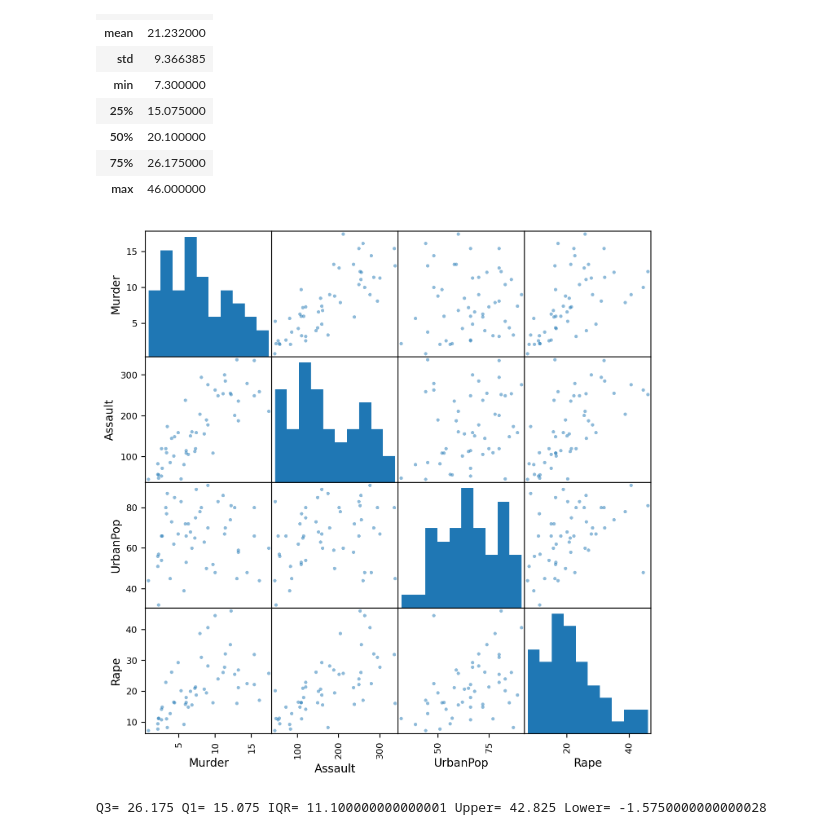
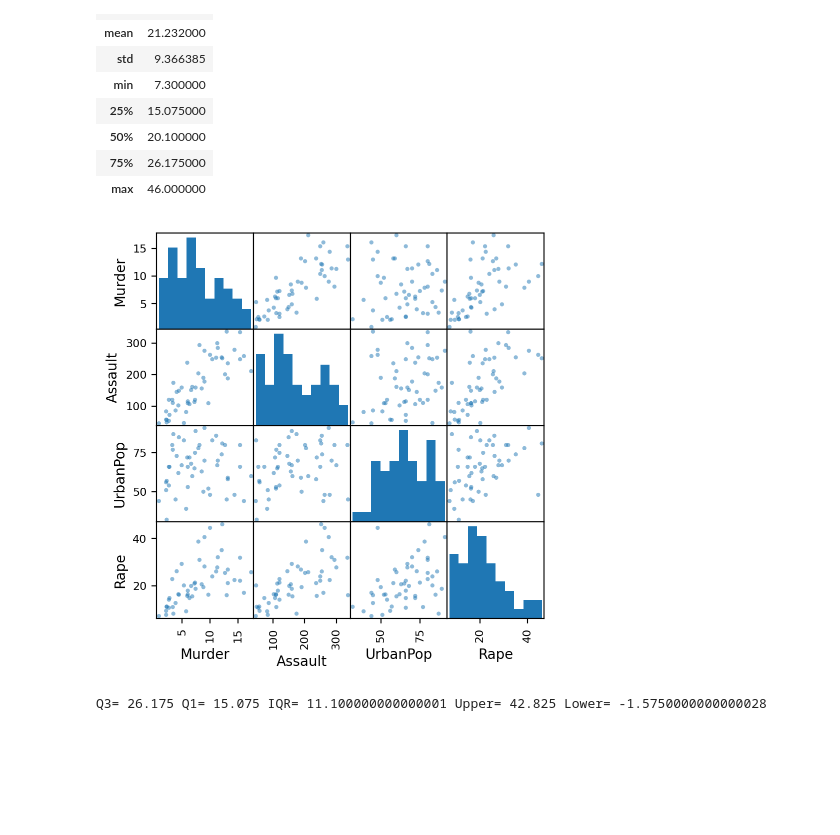
Before and after one commit to jessjwh/jess_window, a Jupyter notebook: machine_learning/us_crime_by_state/us_crime.ipynb, the cells around one changed output. Saved outputs shown, nothing was run; the diff lists cells and outputs as text; code cells hidden in the pictures; blank space fills up the shorter version.

```diff
--- a/machine_learning/us_crime_by_state/us_crime.ipynb
+++ b/machine_learning/us_crime_by_state/us_crime.ipynb
@@ -42,9 +57,9 @@ d.describe()
 # %%
 from pandas.plotting import scatter_matrix
 
-_=scatter_matrix(data, figsize=(8,8))
+_=scatter_matrix(data, figsize=(5,5))
 # %% [output]
-[figure, old version]
+[figure, new version]
 # %%
 Q1=data['Rape'].quantile(0.25)
 Q3=data['Rape'].quantile(0.75)
```
Also changed, not shown: parts of 1 cell of this notebook, 1 other file.
